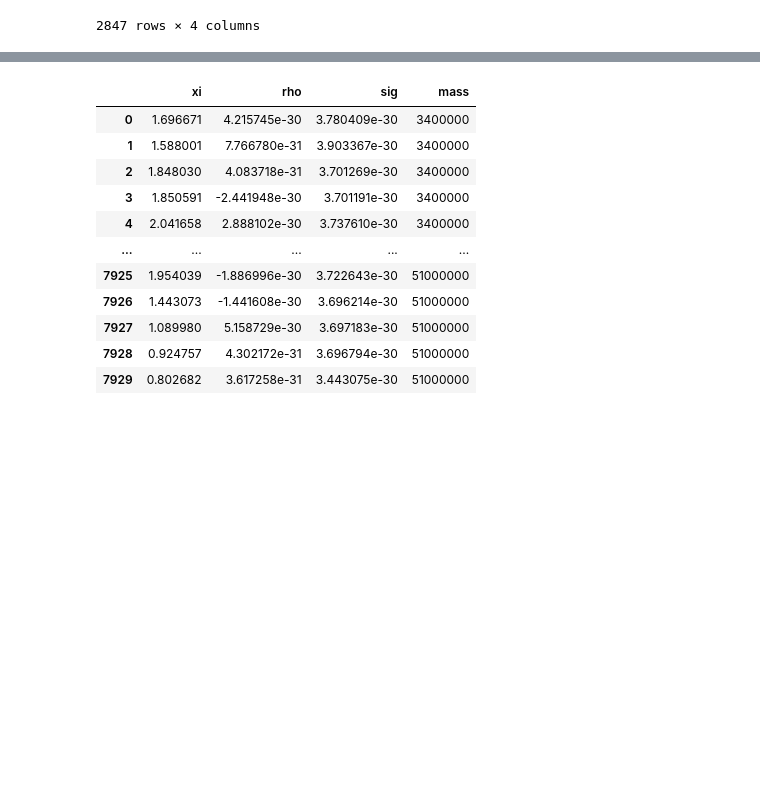
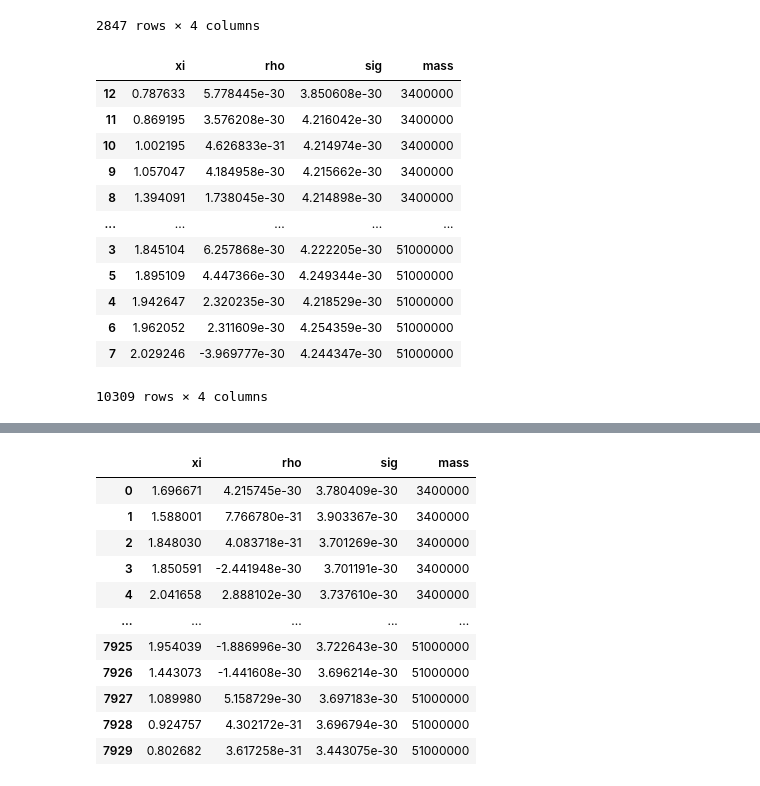
Before and after one commit to MattTMiles/VIPER_SummerSchool, a Jupyter notebook: quick_vis.ipynb, the cells around one changed output, grey strips where cells are left out. Drawn from its saved outputs; the diff is of its cells as text; code cells hidden in the pictures; blank space fills up the shorter version.

```diff
--- a/quick_vis.ipynb
+++ b/quick_vis.ipynb
@@ -5,8 +5,8 @@ import matplotlib.pyplot as plt
 import seaborn as sns
 import glob
 # %%
-snr = np.loadtxt("snr_list.txt")
-mass = np.loadtxt("mass_list.txt")
+snr = np.loadtxt("MM_datafiles/snr_list.txt")
+mass = np.loadtxt("MM_datafiles/mass_list.txt")
 # %%
 df = pd.DataFrame(np.array([snr,mass]).T,columns=["snr","mass"])
 # %%
@@ -209,3 +237,19 @@ mass_ave_df[mass_ave_df.mass<50000000]
 | 10294 | 0.869195 | 5.342833e-30 | 4.216336e-30 | 7100000 |
 | 10295 | 0.787633 | 1.026114e-29 | 3.851115e-30 | 7100000 |
 2847 rows × 4 columns
+# %%
+mass_ave_df
+# %% [output]
+|  | xi | rho | sig | mass |
+| 12 | 0.787633 | 5.778445e-30 | 3.850608e-30 | 3400000 |
+| 11 | 0.869195 | 3.576208e-30 | 4.216042e-30 | 3400000 |
+| 10 | 1.002195 | 4.626833e-31 | 4.214974e-30 | 3400000 |
+| 9 | 1.057047 | 4.184958e-30 | 4.215662e-30 | 3400000 |
+| 8 | 1.394091 | 1.738045e-30 | 4.214898e-30 | 3400000 |
+| ... | ... | ... | ... | ... |
+| 3 | 1.845104 | 6.257868e-30 | 4.222205e-30 | 51000000 |
+| 5 | 1.895109 | 4.447366e-30 | 4.249344e-30 | 51000000 |
+| 4 | 1.942647 | 2.320235e-30 | 4.218529e-30 | 51000000 |
+| 6 | 1.962052 | 2.311609e-30 | 4.254359e-30 | 51000000 |
+| 7 | 2.029246 | -3.969777e-30 | 4.244347e-30 | 51000000 |
+10309 rows × 4 columns
```
Also changed, not shown: parts of 6 cells of this notebook, 3 other files.
